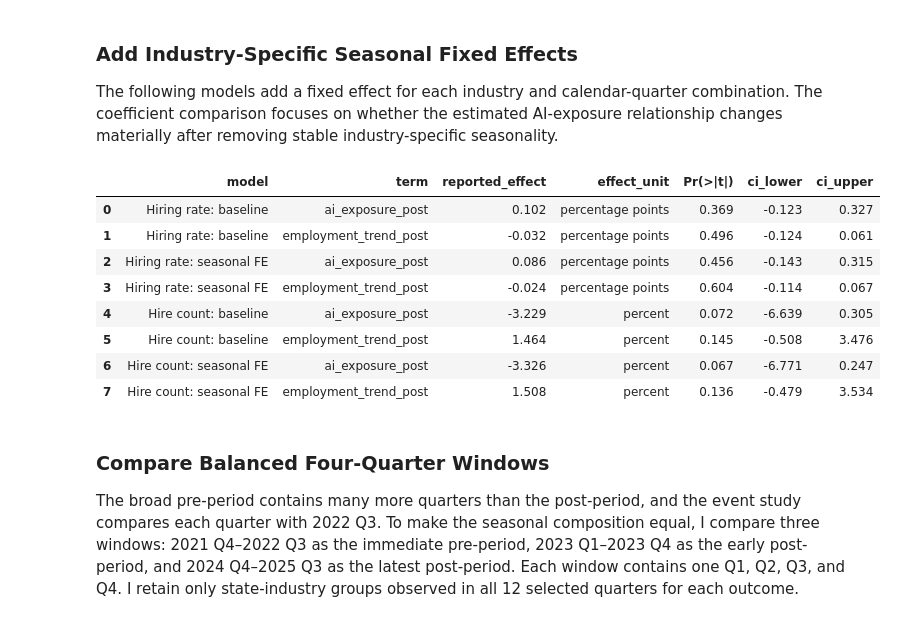
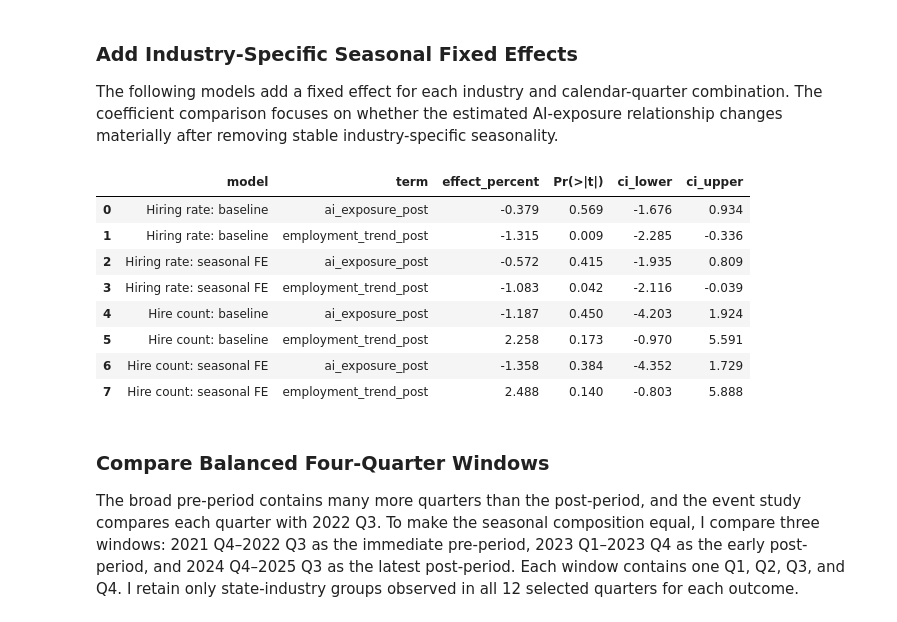
Before and after one commit to viet0901/senior-research, a Jupyter notebook: notebooks/02_research_analysis.ipynb, the cells around one changed output. Cells and saved outputs as stored; diff of their text form; code cells hidden in the pictures.

```diff
--- a/notebooks/02_research_analysis.ipynb
+++ b/notebooks/02_research_analysis.ipynb
@@ -1971,98 +1946,74 @@ I use two checks. First, I add an industry-by-calendar-quarter fixed effect to t
 The following models add a fixed effect for each industry and calendar-quarter combination. The coefficient comparison focuses on whether the estimated AI-exposure relationship changes materially after removing stable industry-specific seasonality.
 # %%
 # Identify each industry's recurring calendar-quarter pattern
-seasonal_model_data = model_data.copy()
+seasonal_model_data = poisson_model_data.copy()
 seasonal_model_data["industry_season"] = (
-    seasonal_model_data["industry"].astype(str)
-    + "_Q"
-    + seasonal_model_data["quarter"].astype(str)
+    seasonal_model_data["industry"].astype(str) + "_Q" + seasonal_model_data["quarter"].astype(str)
 )
 
-seasonal_count_data = hire_count_model_data.copy()
+seasonal_count_data = poisson_model_data.copy()
 seasonal_count_data["industry_season"] = (
-    seasonal_count_data["industry"].astype(str)
-    + "_Q"
-    + seasonal_count_data["quarter"].astype(str)
+    seasonal_count_data["industry"].astype(str) + "_Q" + seasonal_count_data["quarter"].astype(str)
 )
 
 # Re-estimate both outcomes with industry-specific seasonality
 seasonal_rate_model = cast(
-    Feols,
-    feols(
+    Fepois,
+    fepois(
         (
-            "hiring_rate_pct ~ ai_exposure_post + employment_trend_post "
+            "hire_count ~ ai_exposure_post + employment_trend_post "
             "| state_industry + period + industry_season"
         ),
         data=seasonal_model_data,
+        offset="log_young_average_employment",
         vcov={"CRV1": "industry"},
     ),
 )
 seasonal_count_model = cast(
-    Feols,
-    feols(
+    Fepois,
+    fepois(
         (
-            "log_hire_count ~ ai_exposure_post + employment_trend_post "
+            "hire_count ~ ai_exposure_post + employment_trend_post "
             "| state_industry + period + industry_season"
         ),
         data=seasonal_count_data,
         vcov={"CRV1": "industry"},
     ),
 )
 
 # Compare baseline and seasonally adjusted estimates
 pooled_seasonality_results = pd.concat(
     [
-        tidy_model_results(primary_model, "Hiring rate: baseline")
-        .assign(outcome="Hiring rate"),
-        tidy_model_results(seasonal_rate_model, "Hiring rate: seasonal FE")
-        .assign(outcome="Hiring rate"),
-        tidy_model_results(secondary_hire_model, "Hire count: baseline")
-        .assign(outcome="Number of hires"),
-        tidy_model_results(seasonal_count_model, "Hire count: seasonal FE")
-        .assign(outcome="Number of hires"),
+        tidy_poisson_results(poisson_rate_model, "Hiring rate: baseline"),
+        tidy_poisson_results(seasonal_rate_model, "Hiring rate: seasonal FE"),
+        tidy_poisson_results(poisson_count_model, "Hire count: baseline"),
+        tidy_poisson_results(seasonal_count_model, "Hire count: seasonal FE"),
     ],
     ignore_index=True,
 )
-pooled_seasonality_results["reported_effect"] = np.where(
-    pooled_seasonality_results["outcome"].eq("Number of hires"),
-    np.expm1(pooled_seasonality_results["Estimate"]) * 100,
-    pooled_seasonality_results["Estimate"],
-)
-pooled_seasonality_results["effect_unit"] = np.where(
-    pooled_seasonality_results["outcome"].eq("Number of hires"),
-    "percent",
-    "percentage points",
-)
-for source, target in [("2.5%", "ci_lower"), ("97.5%", "ci_upper")]:
-    pooled_seasonality_results[target] = np.where(
-        pooled_seasonality_results["outcome"].eq("Number of hires"),
-        np.expm1(pooled_seasonality_results[source]) * 100,
-        pooled_seasonality_results[source],
-    )
 
 display(
     pooled_seasonality_results[
         [
             "model",
             "term",
-            "reported_effect",
-            "effect_unit",
+            "effect_percent",
             "Pr(>|t|)",
             "ci_lower",
             "ci_upper",
         ]
     ].round(3)
 )
 # %% [output]
-|  | model | term | reported_effect | effect_unit | Pr(>|t|) | ci_lower | ci_upper |
-| 0 | Hiring rate: baseline | ai_exposure_post | 0.102 | percentage points | 0.369 | -0.123 | 0.327 |
-| 1 | Hiring rate: baseline | employment_trend_post | -0.032 | percentage points | 0.496 | -0.124 | 0.061 |
-| 2 | Hiring rate: seasonal FE | ai_exposure_post | 0.086 | percentage points | 0.456 | -0.143 | 0.315 |
-| 3 | Hiring rate: seasonal FE | employment_trend_post | -0.024 | percentage points | 0.604 | -0.114 | 0.067 |
-| 4 | Hire count: baseline | ai_exposure_post | -3.229 | percent | 0.072 | -6.639 | 0.305 |
-| 5 | Hire count: baseline | employment_trend_post | 1.464 | percent | 0.145 | -0.508 | 3.476 |
-| 6 | Hire count: seasonal FE | ai_exposure_post | -3.326 | percent | 0.067 | -6.771 | 0.247 |
-| 7 | Hire count: seasonal FE | employment_trend_post | 1.508 | percent | 0.136 | -0.479 | 3.534 |
+|  | model | term | effect_percent | Pr(>|t|) | ci_lower | ci_upper |
+| 0 | Hiring rate: baseline | ai_exposure_post | -0.379 | 0.569 | -1.676 | 0.934 |
+| 1 | Hiring rate: baseline | employment_trend_post | -1.315 | 0.009 | -2.285 | -0.336 |
+| 2 | Hiring rate: seasonal FE | ai_exposure_post | -0.572 | 0.415 | -1.935 | 0.809 |
+| 3 | Hiring rate: seasonal FE | employment_trend_post | -1.083 | 0.042 | -2.116 | -0.039 |
+| 4 | Hire count: baseline | ai_exposure_post | -1.187 | 0.450 | -4.203 | 1.924 |
+| 5 | Hire count: baseline | employment_trend_post | 2.258 | 0.173 | -0.970 | 5.591 |
+| 6 | Hire count: seasonal FE | ai_exposure_post | -1.358 | 0.384 | -4.352 | 1.729 |
+| 7 | Hire count: seasonal FE | employment_trend_post | 2.488 | 0.140 | -0.803 | 5.888 |
 # %% [markdown]
 ### Compare Balanced Four-Quarter Windows
 
```
Also changed, not shown: parts of 43 cells of this notebook, 4 other files.
